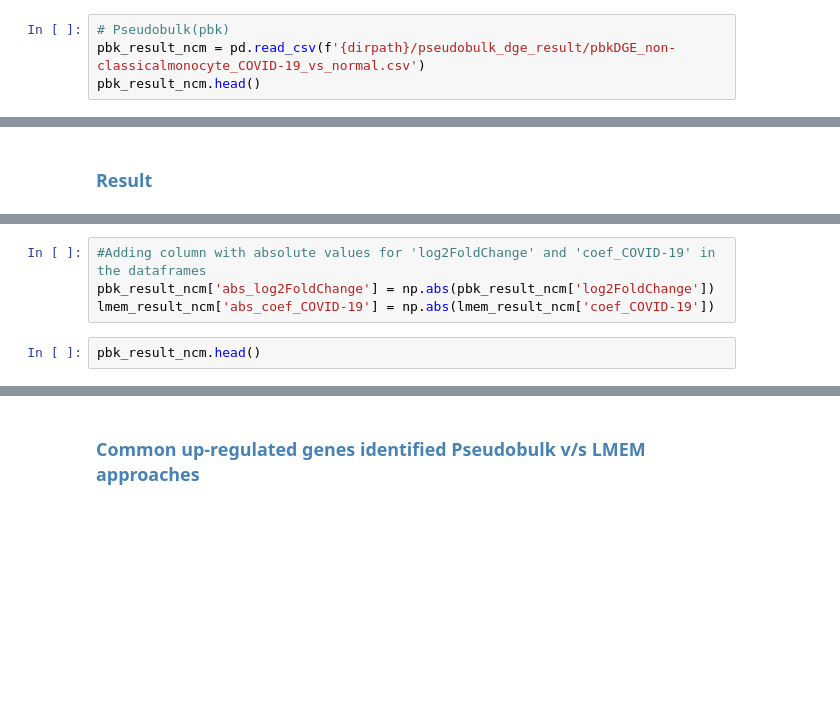
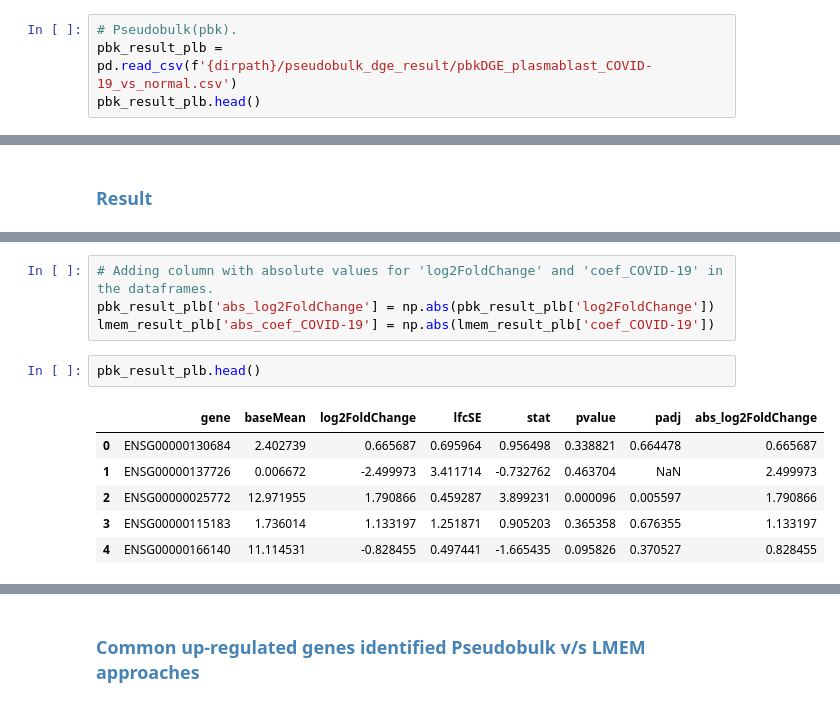
Before and after one commit to infocusp/scaLR, a Jupyter notebook: tutorials/analysis/differential_gene_expression/dge.ipynb, the cells around one changed output, grey strips where cells are left out. Cells and saved outputs as stored; diff of their text form; blank space fills up the shorter version.

```diff
--- a/tutorials/analysis/differential_gene_expression/dge.ipynb
+++ b/tutorials/analysis/differential_gene_expression/dge.ipynb
@@ -121,6 +291,6 @@ dge_pbk.generate_analysis(adata,dirpath)
 # %% [markdown]
 ### <span style="color: steelblue;">Result</span>
 # %%
-# Pseudobulk(pbk)
-pbk_result_ncm = pd.read_csv(f'{dirpath}/pseudobulk_dge_result/pbkDGE_non-classicalmonocyte_COVID-19_vs_normal.csv')
-pbk_result_ncm.head()
+# Pseudobulk(pbk).
+pbk_result_plb = pd.read_csv(f'{dirpath}/pseudobulk_dge_result/pbkDGE_plasmablast_COVID-19_vs_normal.csv')
+pbk_result_plb.head()
@@ -232,7 +447,14 @@ lmem_result_ncm.head()
 # %%
-#Adding column with absolute values for 'log2FoldChange' and 'coef_COVID-19' in the dataframes
-pbk_result_ncm['abs_log2FoldChange'] = np.abs(pbk_result_ncm['log2FoldChange'])
-lmem_result_ncm['abs_coef_COVID-19'] = np.abs(lmem_result_ncm['coef_COVID-19'])
+# Adding column with absolute values for 'log2FoldChange' and 'coef_COVID-19' in the dataframes.
+pbk_result_plb['abs_log2FoldChange'] = np.abs(pbk_result_plb['log2FoldChange'])
+lmem_result_plb['abs_coef_COVID-19'] = np.abs(lmem_result_plb['coef_COVID-19'])
 # %%
-pbk_result_ncm.head()
+pbk_result_plb.head()
+# %% [output]
+|  | gene | baseMean | log2FoldChange | lfcSE | stat | pvalue | padj | abs_log2FoldChange |
+| 0 | ENSG00000130684 | 2.402739 | 0.665687 | 0.695964 | 0.956498 | 0.338821 | 0.664478 | 0.665687 |
+| 1 | ENSG00000137726 | 0.006672 | -2.499973 | 3.411714 | -0.732762 | 0.463704 | NaN | 2.499973 |
+| 2 | ENSG00000025772 | 12.971955 | 1.790866 | 0.459287 | 3.899231 | 0.000096 | 0.005597 | 1.790866 |
+| 3 | ENSG00000115183 | 1.736014 | 1.133197 | 1.251871 | 0.905203 | 0.365358 | 0.676355 | 1.133197 |
+| 4 | ENSG00000166140 | 11.114531 | -0.828455 | 0.497441 | -1.665435 | 0.095826 | 0.370527 | 0.828455 |
 # %%
```
Also changed, not shown: parts of 39 cells of this notebook, 12 other files.
